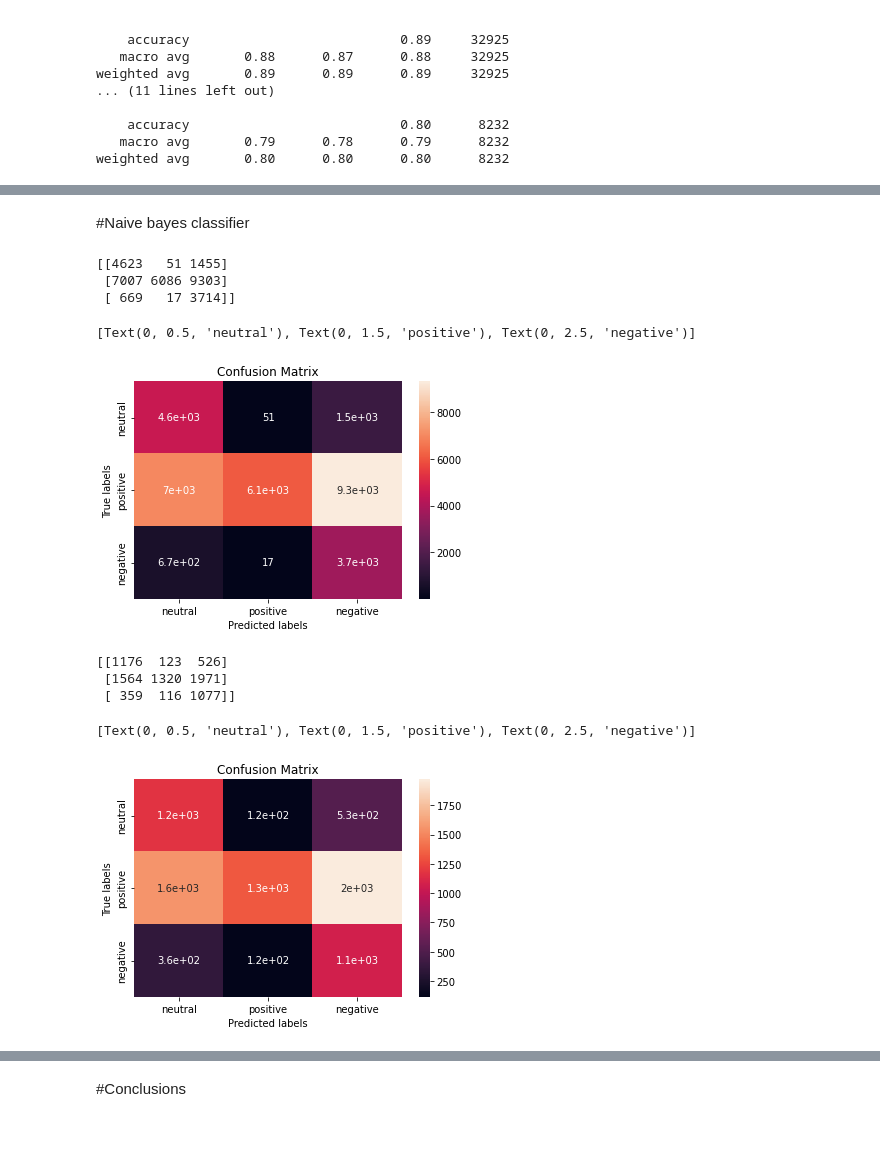
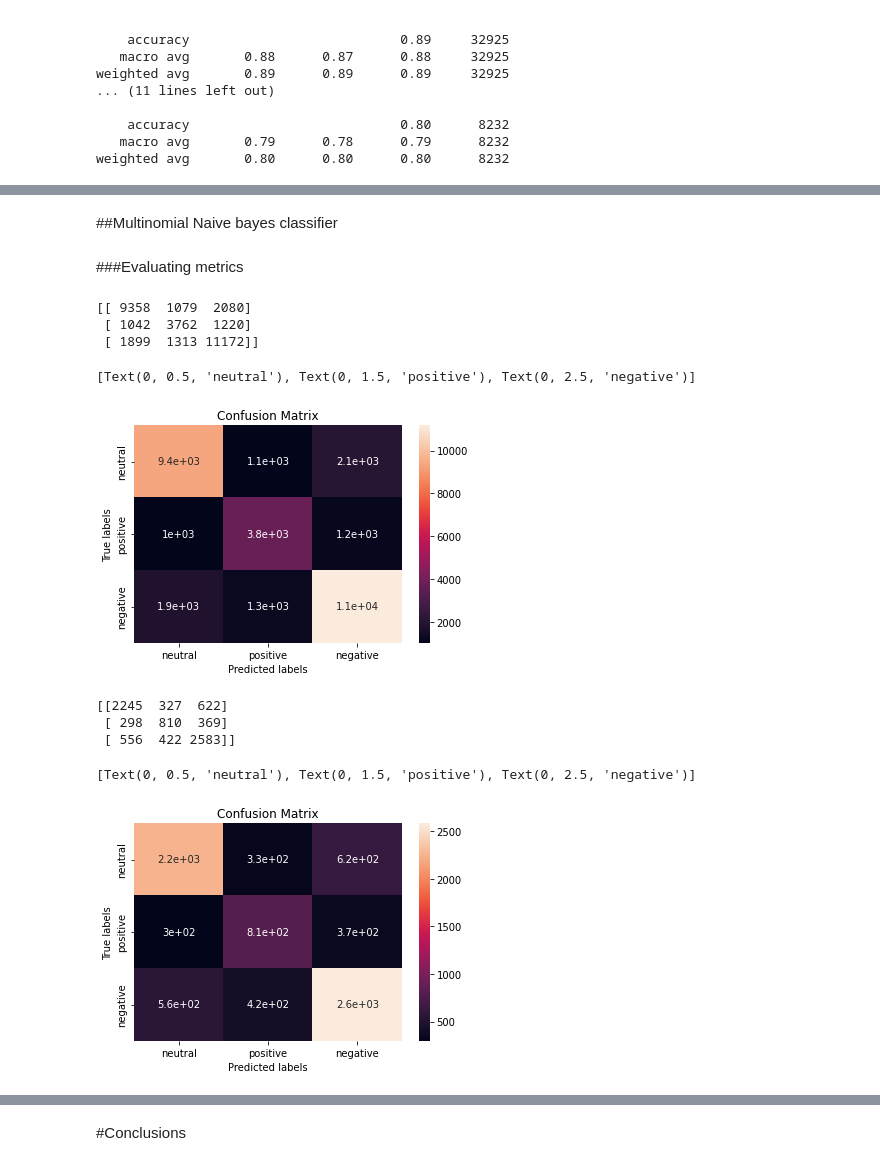
Before and after one commit to arifuddinatif/Coronavirus-Tweet-Sentiment-Analysis, a Jupyter notebook: Coronavirus_Tweet_Sentiment_Analysis_Capstone_Project.ipynb, the cells around one changed output, grey strips where cells are left out. Cells and saved outputs as stored; diff of their text form; code cells hidden in the pictures; blank space fills up the shorter version.

```diff
--- a/Coronavirus_Tweet_Sentiment_Analysis_Capstone_Project.ipynb
+++ b/Coronavirus_Tweet_Sentiment_Analysis_Capstone_Project.ipynb
@@ -835,2 +970,2 @@ weighted avg       0.80      0.80      0.80      8232
 # %% [markdown]
-#Naive bayes classifier
+##Multinomial Naive bayes classifier
@@ -843,30 +972,40 @@ test_preds = sentiment_model.predict(x_test)
+# %%
+# training the mdoel
+
+from sklearn.naive_bayes import MultinomialNB
+sentiment_model = MultinomialNB().fit(x_train,y_train)
+
+predictions_test = sentiment_model.predict(x_test)
+predictions_train = sentiment_model.predict(x_train)
+# %% [markdown]
+###Evaluating metrics
 # %%
 # getting train set confusion matrix
 
 labels = ['neutral', 'positive','negative']
-cm_test = confusion_matrix(train_preds,y_train)
+cm_test = confusion_matrix(predictions_train,y_train)
 print(cm_test)
 
 ax= plt.subplot()
 sns.heatmap(cm_test, annot=True, ax = ax) #annot=True to annotate cells
 
 # labels, title and ticks
 ax.set_xlabel('Predicted labels')
 ax.set_ylabel('True labels')
 ax.set_title('Confusion Matrix')
 ax.xaxis.set_ticklabels(labels)
 ax.yaxis.set_ticklabels(labels)
 # %% [output]
-[[4623   51 1455]
- [7007 6086 9303]
- [ 669   17 3714]]
+[[ 9358  1079  2080]
+ [ 1042  3762  1220]
+ [ 1899  1313 11172]]
 [Text(0, 0.5, 'neutral'), Text(0, 1.5, 'positive'), Text(0, 2.5, 'negative')]
-[figure, old version]
+[figure, new version]
 # %%
 # getting test set confusion matrix
 
 labels = ['neutral', 'positive','negative']
-cm_test = confusion_matrix(test_preds,y_test)
+cm_test = confusion_matrix(predictions_test,y_test)
 print(cm_test)
 
 ax= plt.subplot()
@@ -879,10 +1018,10 @@ ax.set_title('Confusion Matrix')
 ax.xaxis.set_ticklabels(labels)
 ax.yaxis.set_ticklabels(labels)
 # %% [output]
-[[1176  123  526]
- [1564 1320 1971]
- [ 359  116 1077]]
+[[2245  327  622]
+ [ 298  810  369]
+ [ 556  422 2583]]
 [Text(0, 0.5, 'neutral'), Text(0, 1.5, 'positive'), Text(0, 2.5, 'negative')]
-[figure, old version]
+[figure, new version]
 # %%
 # Print the classification report for train and test
```
Also changed, not shown: parts of 56 cells of this notebook.
